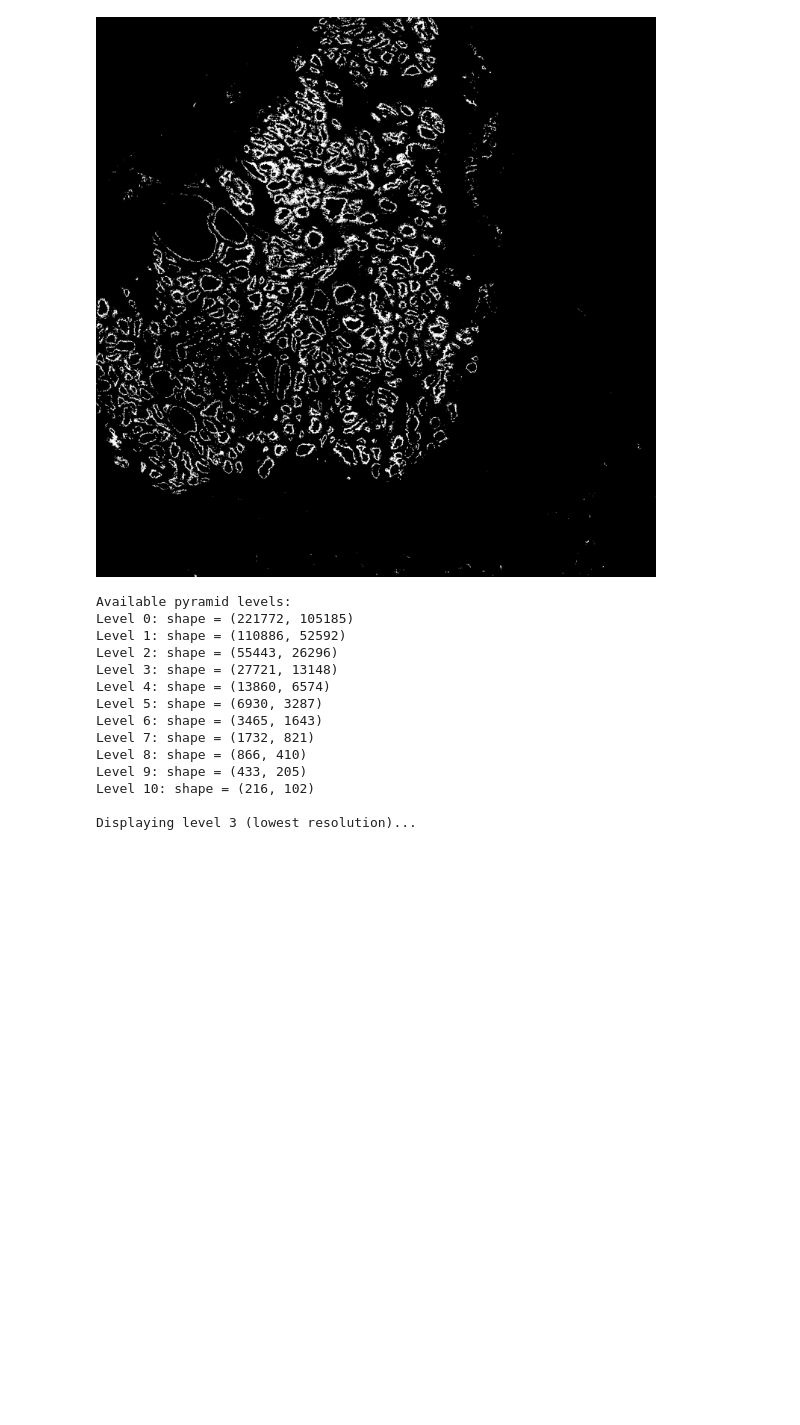
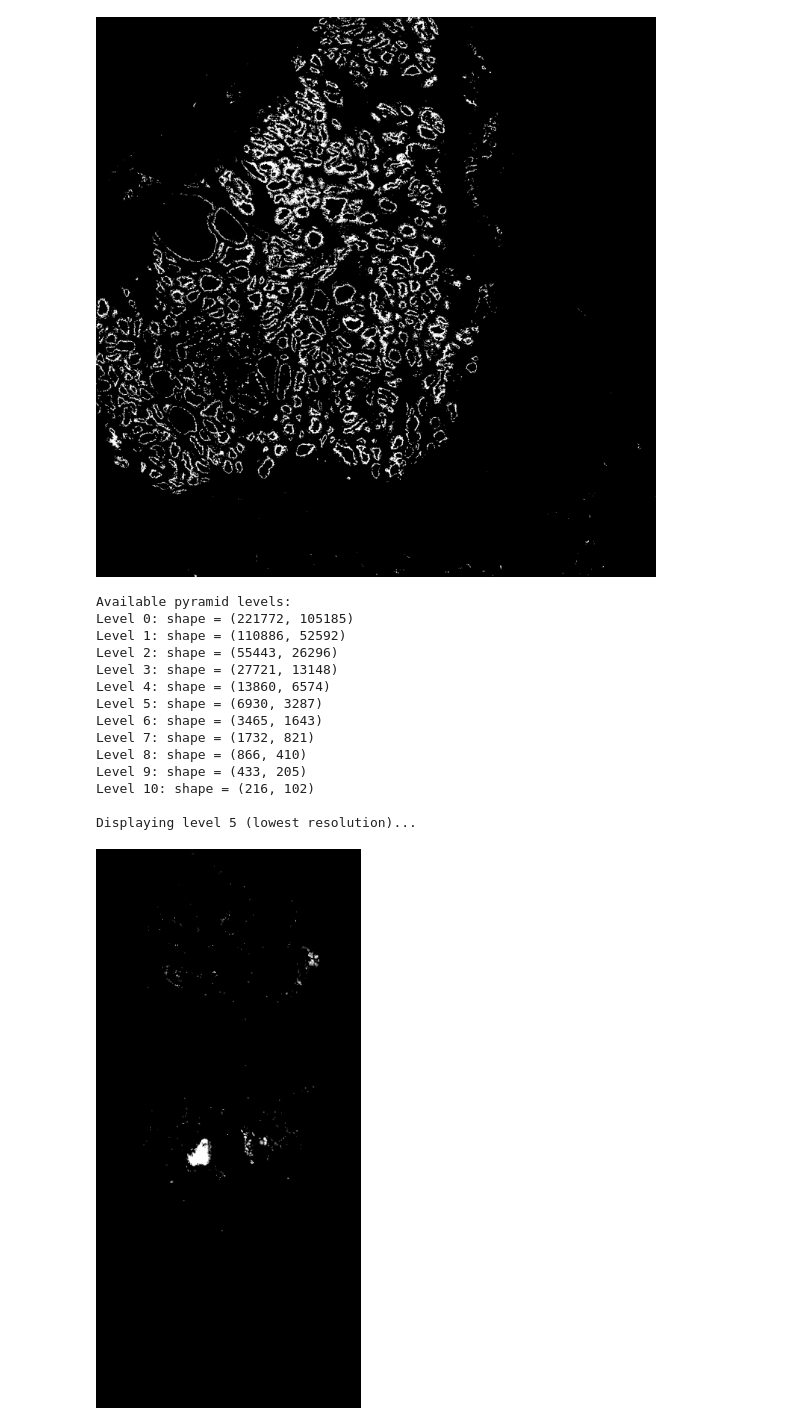
Before and after one commit to RationAI/nuclei-graph-transformer, a Jupyter notebook: amacr_mask/test.ipynb, the cells around one changed output. Cells and saved outputs as stored; diff of their text form; code cells hidden in the pictures; blank space fills up the shorter version.

```diff
--- a/amacr_mask/test.ipynb
+++ b/amacr_mask/test.ipynb
@@ -206,20 +192,21 @@ Level 6: shape = (187, 187, 3)
 Displaying level 4 (lowest resolution)...
 [figure]
 # %%
-path = "/home/jovyan/nuclei-graph-transformer/amacr_mask/mask_refined/2025_09852-01-02-05-AMACR_refined.tiff"
-show_tiff_pyramid(path)
+path = "/mnt/projects/nuclei_based_wsi_analysis/amacr_ground_truth_test/amacr_mask_dilated/2025_09852-01-02-05-AMACR.tiff"
+show_tiff_pyramid(path, level_index=5)
 # %% [output]
 Available pyramid levels:
 Level 0: shape = (221772, 105185)
 Level 1: shape = (110886, 52592)
 Level 2: shape = (55443, 26296)
 Level 3: shape = (27721, 13148)
 Level 4: shape = (13860, 6574)
 Level 5: shape = (6930, 3287)
 Level 6: shape = (3465, 1643)
 Level 7: shape = (1732, 821)
 Level 8: shape = (866, 410)
 Level 9: shape = (433, 205)
 Level 10: shape = (216, 102)
 
-Displaying level 3 (lowest resolution)...
+Displaying level 5 (lowest resolution)...
+[figure, added]
```
Also changed, not shown: parts of 1 cell of this notebook, 5 other files.
